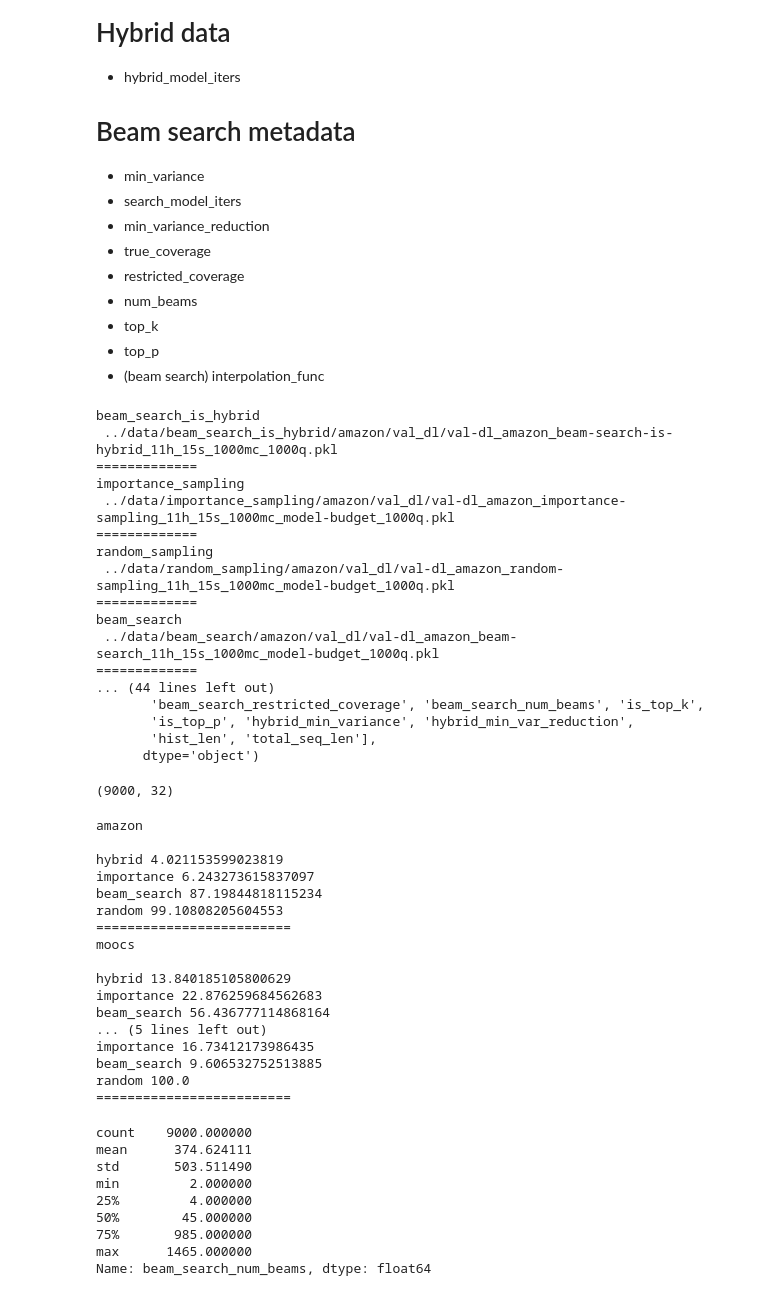
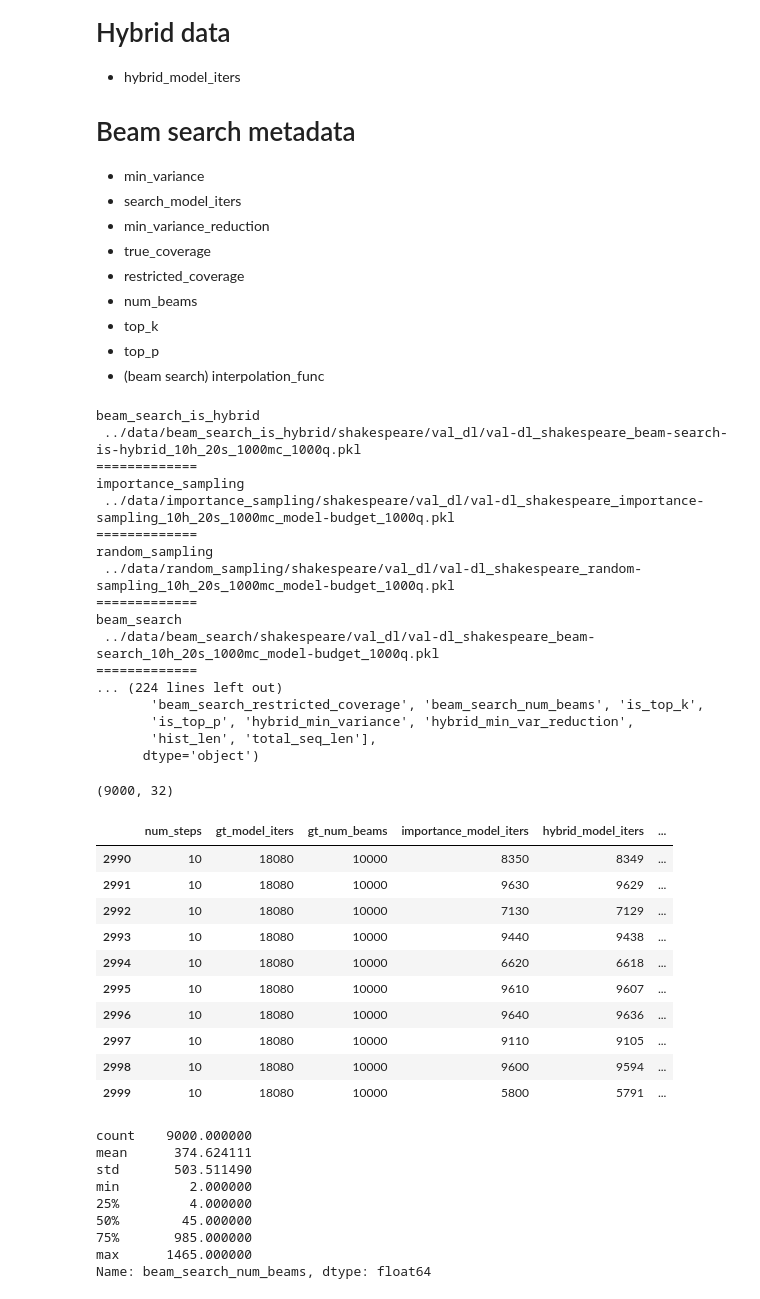
Before and after one commit to vshah99/prob_seq_queries_nnproject, a Jupyter notebook: notebooks/flatten_dataset.ipynb, the cells around one changed output. Cells and saved outputs as stored; diff of their text form; code cells hidden in the pictures.

```diff
--- a/notebooks/flatten_dataset.ipynb
+++ b/notebooks/flatten_dataset.ipynb
@@ -382,38 +382,38 @@ def flatten_experiments(experiments, datasets, lengths,model_budget=False,
 # df.to_csv('apps_12-13_15.csv',index=None)
 
 max_num_queries=1000
-df_names = ['amazon','moocs','apps']
+df_names = ['shakespeare','amazon','moocs','apps']
 dfs = []
-# df = flatten_experiments(['val_dl'],['shakespeare'],[(16,20)],
-#                         max_num_queries=max_num_queries)
-# dfs.append(df)
-# df.to_csv('shakespeare_10-12-16_20.csv',index=None)
+df = flatten_experiments(['val_dl'],['shakespeare'],[(10,20),(12,20),(16,20)],
+                        max_num_queries=max_num_queries)
+dfs.append(df)
+df.to_csv(f'shakespeare_10-12-16_20_{max_num_queries}q.csv',index=None)
 df = flatten_experiments(['val_dl'],['amazon'],[(11,15),(8,15),(5,15)],
                         max_num_queries=max_num_queries)
 dfs.append(df)
 # df.to_csv(f'amazon_5-8-11_15_{max_num_queries}q.csv',index=None)
-# df = flatten_experiments(['val_dl'],['moocs'],[(11,15),(8,15),(5,15)],
-#                         max_num_queries=max_num_queries)
-# dfs.append(df)
+df = flatten_experiments(['val_dl'],['moocs'],[(11,15),(8,15),(5,15)],
+                        max_num_queries=max_num_queries)
+dfs.append(df)
 # df.to_csv(f'moocs_5-8-11_15_{max_num_queries}q.csv',index=None)
-# df = flatten_experiments(['val_dl'],['apps'],[(11,15),(8,15),(5,15)],
-#                         max_num_queries=max_num_queries)
-# dfs.append(df)
+df = flatten_experiments(['val_dl'],['apps'],[(11,15),(8,15),(5,15)],
+                        max_num_queries=max_num_queries)
+dfs.append(df)
 # df.to_csv(f'apps_5-8-11_15_{max_num_queries}q.csv',index=None)
 # %% [output]
 beam_search_is_hybrid
- ../data/beam_search_is_hybrid/amazon/val_dl/val-dl_amazon_beam-search-is-hybrid_11h_15s_1000mc_1000q.pkl
+ ../data/beam_search_is_hybrid/shakespeare/val_dl/val-dl_shakespeare_beam-search-is-hybrid_10h_20s_1000mc_1000q.pkl
 =============
 importance_sampling
- ../data/importance_sampling/amazon/val_dl/val-dl_amazon_importance-sampling_11h_15s_1000mc_model-budget_1000q.pkl
+ ../data/importance_sampling/shakespeare/val_dl/val-dl_shakespeare_importance-sampling_10h_20s_1000mc_model-budget_1000q.pkl
 =============
 random_sampling
- ../data/random_sampling/amazon/val_dl/val-dl_amazon_random-sampling_11h_15s_1000mc_model-budget_1000q.pkl
+ ../data/random_sampling/shakespeare/val_dl/val-dl_shakespeare_random-sampling_10h_20s_1000mc_model-budget_1000q.pkl
 =============
 beam_search
- ../data/beam_search/amazon/val_dl/val-dl_amazon_beam-search_11h_15s_1000mc_model-budget_1000q.pkl
+ ../data/beam_search/shakespeare/val_dl/val-dl_shakespeare_beam-search_10h_20s_1000mc_model-budget_1000q.pkl
 =============
-... (44 lines left out)
+... (224 lines left out)
        'beam_search_restricted_coverage', 'beam_search_num_beams', 'is_top_k',
        'is_top_p', 'hybrid_min_variance', 'hybrid_min_var_reduction',
        'hist_len', 'total_seq_len'],
@@ -425,37 +425,31 @@ df.shape
 # %%
 # data['importance_sampling']['metadata']['sub_estimates']
 # print(df.shape)
 # print(df.isnull().sum())
 # df.phase_shifts.describe()
-# df[['num_steps','gt_model_iters','importance_model_iters','hybrid_model_iters','beam_search_model_iters']].tail(10)
+df[['num_steps','gt_model_iters','gt_num_beams','importance_model_iters','hybrid_model_iters','beam_search_model_iters']].tail(10)
 # df[['hybrid_num_mc_samples', 'importance_num_mc_samples','beam_search_num_beams']].tail(50)
 # df[['beam_search_true_coverage','beam_search_restricted_coverage','beam_search_num_beams']].tail(50)
 
-for df_name, df in zip(df_names, dfs):
-    print(df_name,"\n")
-    print('hybrid',(np.abs(df.ground_truth - df.hybrid_sampling_est)/df.ground_truth).median()*100)
-    print('importance',(np.abs(df.ground_truth - df.importance_sampling_est)/df.ground_truth).median()*100)
-    print('beam_search',(np.abs(df.ground_truth - df.beam_search_lb)/df.ground_truth).median()*100)
-    print('random',(np.abs(df.ground_truth - df.random_sampling_est)/df.ground_truth).median()*100)
-    print('====='*5)
+# for df_name, df in zip(df_names, dfs):
+#     print(df_name,"\n")
+#     print('hybrid',(np.abs(df.ground_truth - df.hybrid_sampling_est)/df.ground_truth).median()*100)
+#     print('importance',(np.abs(df.ground_truth - df.importance_sampling_est)/df.ground_truth).median()*100)
+#     print('beam_search',(np.abs(df.ground_truth - df.beam_search_lb)/df.ground_truth).median()*100)
+#     print('random',(np.abs(df.ground_truth - df.random_sampling_est)/df.ground_truth).median()*100)
+#     print('====='*5)
 # %% [output]
-amazon
-
-hybrid 4.021153599023819
-importance 6.243273615837097
-beam_search 87.19844818115234
-random 99.10808205604553
-=========================
-moocs
-
-hybrid 13.840185105800629
-importance 22.876259684562683
-beam_search 56.436777114868164
-... (5 lines left out)
-importance 16.73412173986435
-beam_search 9.606532752513885
-random 100.0
-=========================
+|  | num_steps | gt_model_iters | gt_num_beams | importance_model_iters | hybrid_model_iters | ... |
+| 2990 | 10 | 18080 | 10000 | 8350 | 8349 | ... |
+| 2991 | 10 | 18080 | 10000 | 9630 | 9629 | ... |
+| 2992 | 10 | 18080 | 10000 | 7130 | 7129 | ... |
+| 2993 | 10 | 18080 | 10000 | 9440 | 9438 | ... |
+| 2994 | 10 | 18080 | 10000 | 6620 | 6618 | ... |
+| 2995 | 10 | 18080 | 10000 | 9610 | 9607 | ... |
+| 2996 | 10 | 18080 | 10000 | 9640 | 9636 | ... |
+| 2997 | 10 | 18080 | 10000 | 9110 | 9105 | ... |
+| 2998 | 10 | 18080 | 10000 | 9600 | 9594 | ... |
+| 2999 | 10 | 18080 | 10000 | 5800 | 5791 | ... |
 # %%
 df.beam_search_num_beams.describe()
 # %% [output]
```
Also changed, not shown: parts of 1 cell of this notebook, 12 other files.
